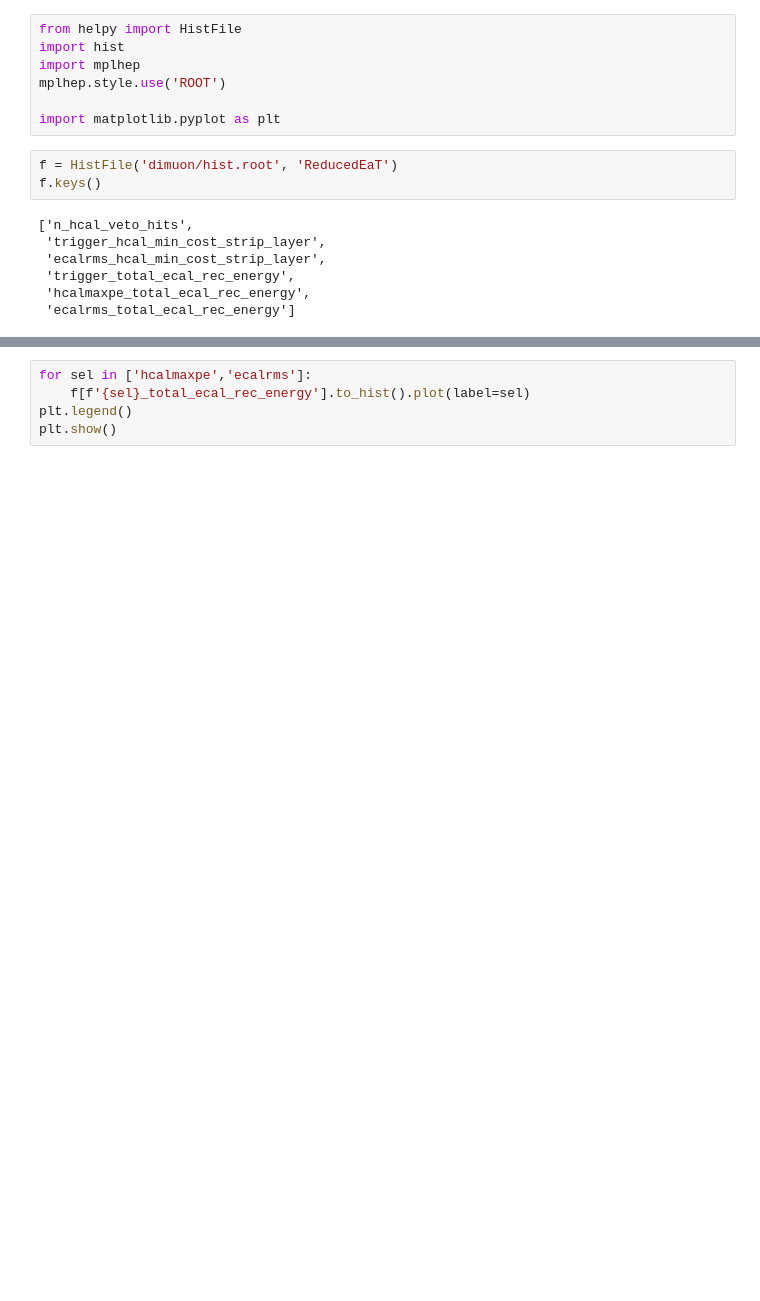
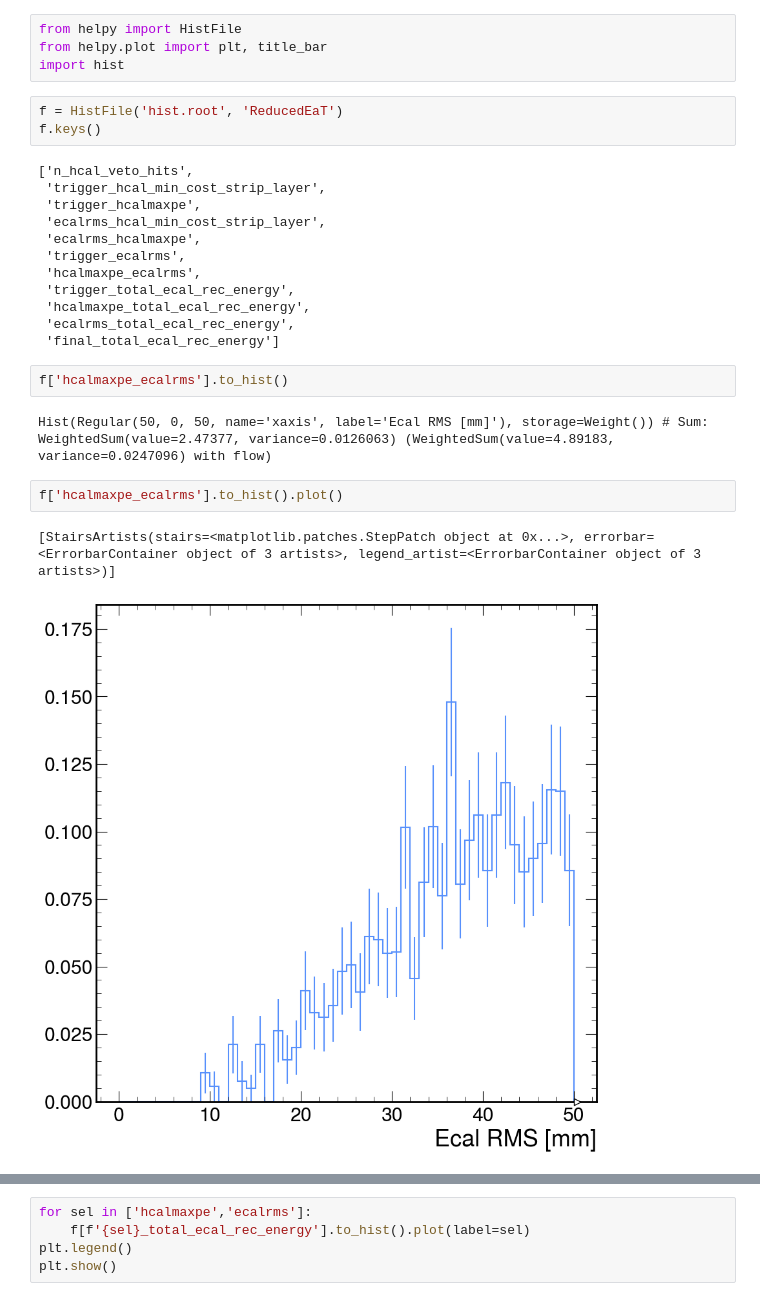
Before and after one commit to tomeichlersmith/ldmx-eat-reduced, a Jupyter notebook: view-hists.ipynb, the cells around one changed output, grey strips where cells are left out. Cells and saved outputs as stored; diff of their text form; blank space fills up the shorter version.

```diff
--- a/view-hists.ipynb
+++ b/view-hists.ipynb
@@ -1,18 +1,29 @@
 # %%
 from helpy import HistFile
+from helpy.plot import plt, title_bar
 import hist
-import mplhep
-mplhep.style.use('ROOT')
-
-import matplotlib.pyplot as plt
 # %%
-f = HistFile('dimuon/hist.root', 'ReducedEaT')
+f = HistFile('hist.root', 'ReducedEaT')
 f.keys()
 # %% [output]
 ['n_hcal_veto_hits',
  'trigger_hcal_min_cost_strip_layer',
+ 'trigger_hcalmaxpe',
  'ecalrms_hcal_min_cost_strip_layer',
+ 'ecalrms_hcalmaxpe',
+ 'trigger_ecalrms',
+ 'hcalmaxpe_ecalrms',
  'trigger_total_ecal_rec_energy',
  'hcalmaxpe_total_ecal_rec_energy',
- 'ecalrms_total_ecal_rec_energy']
+ 'ecalrms_total_ecal_rec_energy',
+ 'final_total_ecal_rec_energy']
+# %%
+f['hcalmaxpe_ecalrms'].to_hist()
+# %% [output]
+Hist(Regular(50, 0, 50, name='xaxis', label='Ecal RMS [mm]'), storage=Weight()) # Sum: WeightedSum(value=2.47377, variance=0.0126063) (WeightedSum(value=4.89183, variance=0.0247096) with flow)
+# %%
+f['hcalmaxpe_ecalrms'].to_hist().plot()
+# %% [output]
+[StairsArtists(stairs=<matplotlib.patches.StepPatch object at 0x...>, errorbar=<ErrorbarContainer object of 3 artists>, legend_artist=<ErrorbarContainer object of 3 artists>)]
+[figure, added]
 # %%
```
Also changed, not shown: parts of 1 cell of this notebook.
